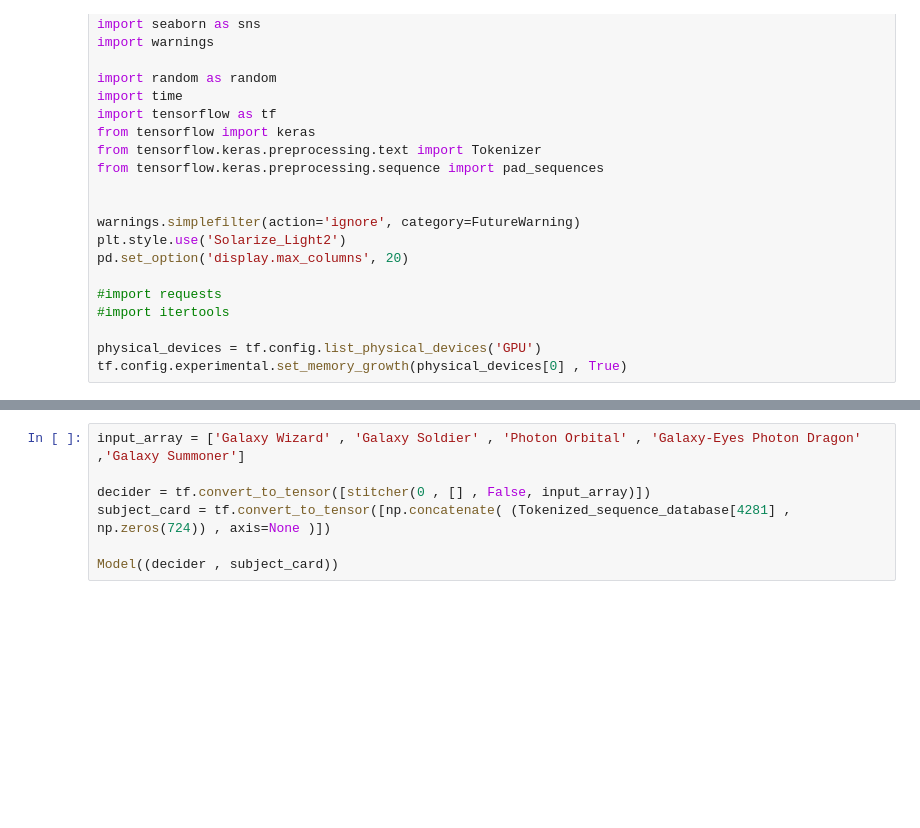
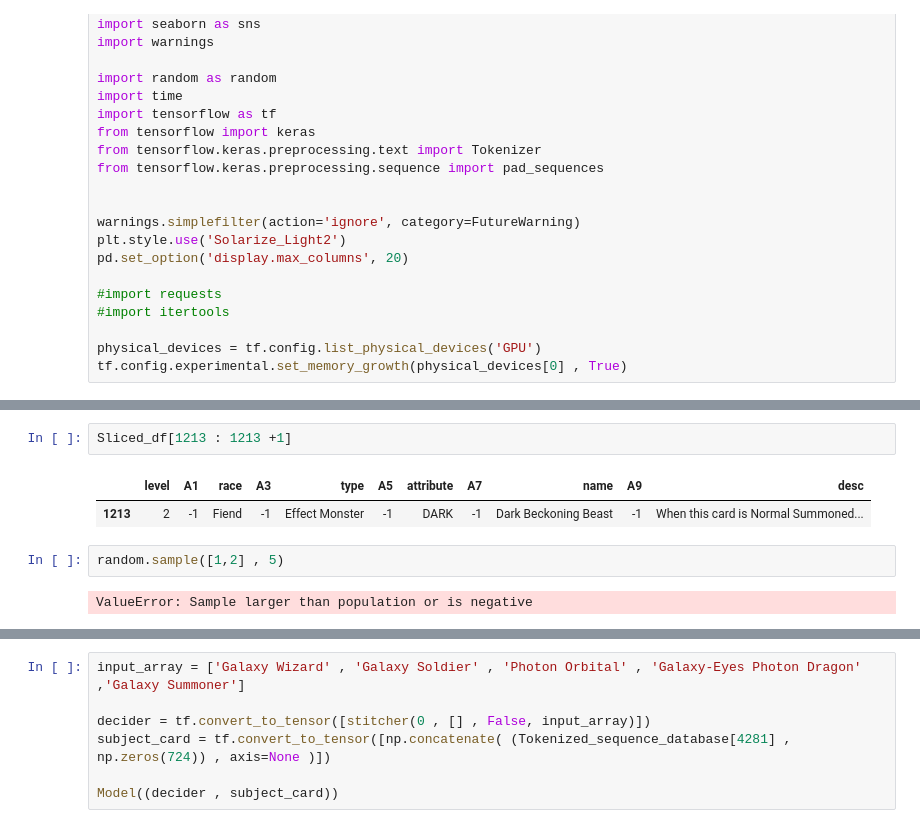
Before and after one commit to X99S5/Transformer_Based_Yugioh_Comparator_Model, a Jupyter notebook: Main.ipynb, the cells around one changed output, grey strips where cells are left out. Drawn from its saved outputs; the diff is of its cells as text; blank space fills up the shorter version.

```diff
--- a/Main.ipynb
+++ b/Main.ipynb
@@ -187,3 +191,12 @@ Validation_Dataset = Dataset_Builder('Dataset/Validation_Deck_Lists.txt')
+# %%
+Sliced_df[1213 : 1213 +1]
+# %% [output]
+|  | level | A1 | race | A3 | type | A5 | attribute | A7 | name | A9 | desc |
+| 1213 | 2 | -1 | Fiend | -1 | Effect Monster | -1 | DARK | -1 | Dark Beckoning Beast | -1 | When this card is Normal Summoned... |
+# %%
+random.sample([1,2] , 5)
+# %% [output]
+ValueError: Sample larger than population or is negative
 # %%
 def positional_encoding(length, depth):
   depth = depth/2
```
Also changed, not shown: parts of 8 cells of this notebook.
